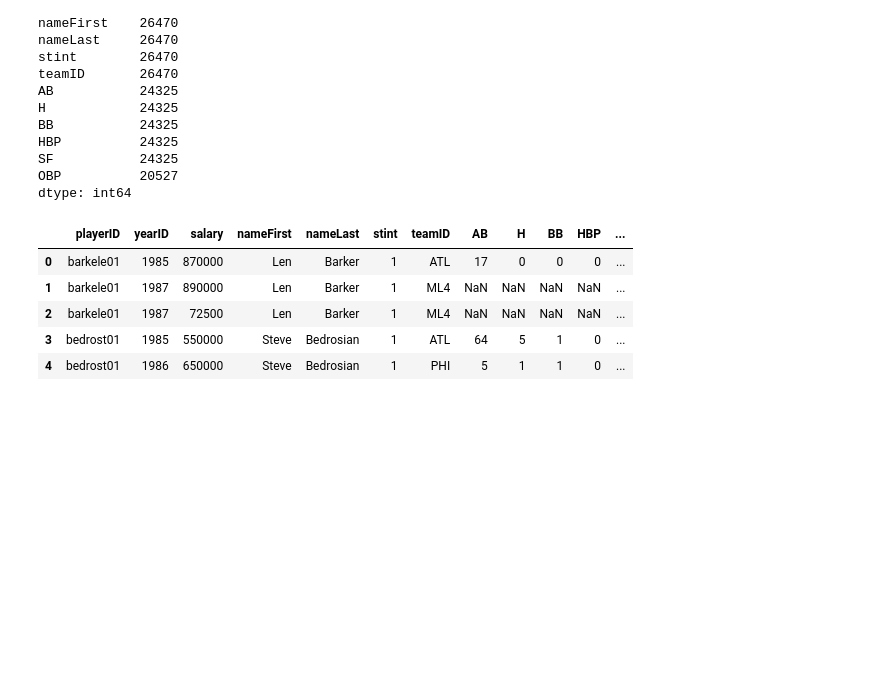
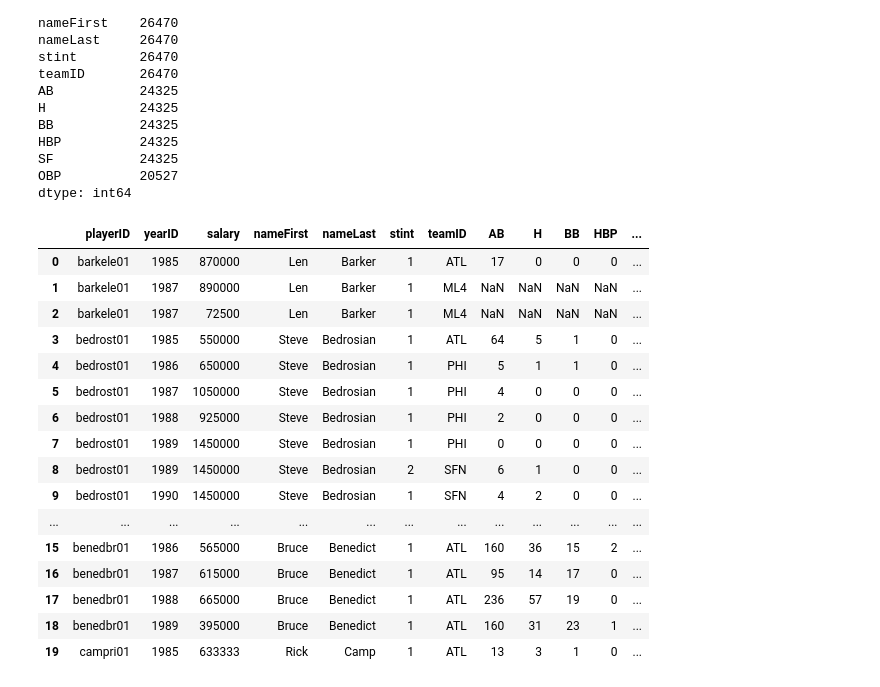
Before and after one commit to nckathleen/Moneyball, a Jupyter notebook: Moneyball.ipynb, the cells around one changed output. Drawn from its saved outputs; the diff is of its cells as text; code cells hidden in the pictures; blank space fills up the shorter version.

Commit message:
Slimmed down table of data.

```diff
--- a/Moneyball.ipynb
+++ b/Moneyball.ipynb
@@ -132,11 +136,22 @@ OBP          20527
 dtype: int64
 # %%
 sal_player_bat['ratio'] = sal_player_bat['OBP'] / (sal_player_bat['salary']/100000)
-sal_player_bat.head()
+sal_player_bat.head(20)
 # %% [output]
 |  | playerID | yearID | salary | nameFirst | nameLast | stint | teamID | AB | H | BB | HBP | ... |
 | 0 | barkele01 | 1985 | 870000 | Len | Barker | 1 | ATL | 17 | 0 | 0 | 0 | ... |
 | 1 | barkele01 | 1987 | 890000 | Len | Barker | 1 | ML4 | NaN | NaN | NaN | NaN | ... |
 | 2 | barkele01 | 1987 | 72500 | Len | Barker | 1 | ML4 | NaN | NaN | NaN | NaN | ... |
 | 3 | bedrost01 | 1985 | 550000 | Steve | Bedrosian | 1 | ATL | 64 | 5 | 1 | 0 | ... |
 | 4 | bedrost01 | 1986 | 650000 | Steve | Bedrosian | 1 | PHI | 5 | 1 | 1 | 0 | ... |
+| 5 | bedrost01 | 1987 | 1050000 | Steve | Bedrosian | 1 | PHI | 4 | 0 | 0 | 0 | ... |
+| 6 | bedrost01 | 1988 | 925000 | Steve | Bedrosian | 1 | PHI | 2 | 0 | 0 | 0 | ... |
+| 7 | bedrost01 | 1989 | 1450000 | Steve | Bedrosian | 1 | PHI | 0 | 0 | 0 | 0 | ... |
+| 8 | bedrost01 | 1989 | 1450000 | Steve | Bedrosian | 2 | SFN | 6 | 1 | 0 | 0 | ... |
+| 9 | bedrost01 | 1990 | 1450000 | Steve | Bedrosian | 1 | SFN | 4 | 2 | 0 | 0 | ... |
+| ... | ... | ... | ... | ... | ... | ... | ... | ... | ... | ... | ... | ... |
+| 15 | benedbr01 | 1986 | 565000 | Bruce | Benedict | 1 | ATL | 160 | 36 | 15 | 2 | ... |
+| 16 | benedbr01 | 1987 | 615000 | Bruce | Benedict | 1 | ATL | 95 | 14 | 17 | 0 | ... |
+| 17 | benedbr01 | 1988 | 665000 | Bruce | Benedict | 1 | ATL | 236 | 57 | 19 | 0 | ... |
+| 18 | benedbr01 | 1989 | 395000 | Bruce | Benedict | 1 | ATL | 160 | 31 | 23 | 1 | ... |
+| 19 | campri01 | 1985 | 633333 | Rick | Camp | 1 | ATL | 13 | 3 | 1 | 0 | ... |
```
Also changed, not shown: parts of 7 cells of this notebook.
